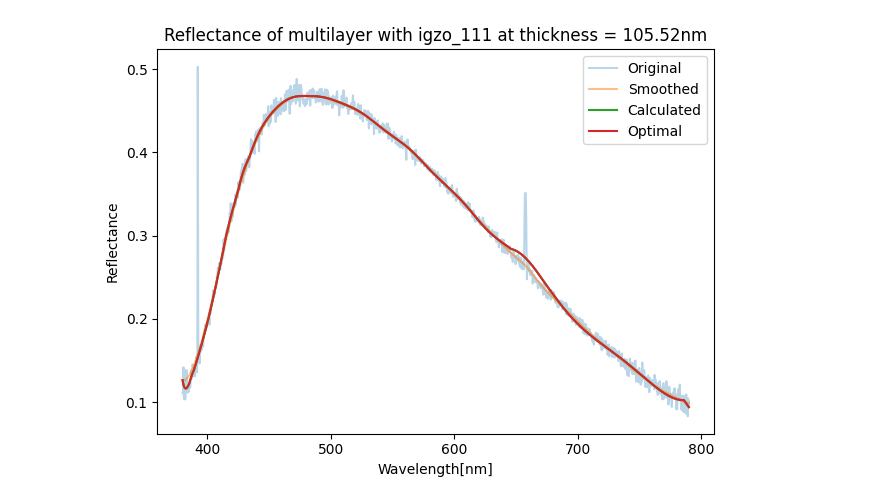
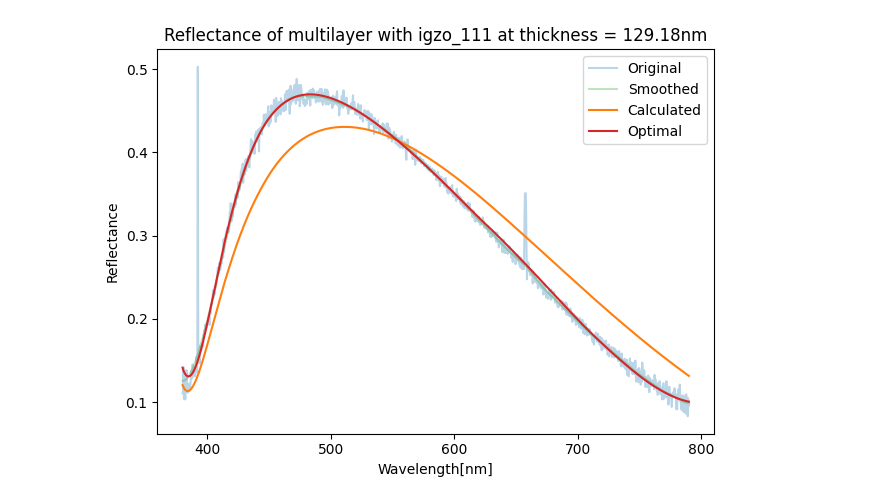
Before and after one commit to MingChiangChang/ThinFilm, a Jupyter notebook: Test.ipynb, the cells around one changed output. Saved outputs shown, nothing was run; the diff lists cells and outputs as text; code cells hidden in the pictures.

Commit message:
Fixed the plotting problem

```diff
--- a/Test.ipynb
+++ b/Test.ipynb
@@ -6,23 +6,23 @@ import numpy as np
 # %%
 # 1. Provide the path of the data, lower bound of the wavelength (left), and upper bound of the wavelength (right).
 # path = r'C:\Users\hongr\Box\MURI-SARA\Code\Sample_Refl_Scan\1.csv'
-path = r'test_data\spectra\+02_+05.csv'
+path1 = r'test_data\spectra\+02_+05.csv'
 left = 380
 right = 790
-data = process_data(path, left, right)
+data1 = process_data(path1, left, right)
 
 # 2. Create multilayer system
-n_points = 16 # Number of points used to fit the n_spline and k_spline
+n_points = 5 # Number of points used to fit the n_spline and k_spline
 air = ThinFilmLayer("air", 1, 0, left, right)
 layer1 = ThinFilmLayer("igzo_111", 108, n_points, left, right)
-layer2 = ThinFilmLayer("sio2", 21.5, n_points, left, right)
+layer2 = ThinFilmLayer("sio2", 21.5, 0, left, right)
 substrate = ThinFilmLayer("c-Si", 1, 0, left, right)
 
-multilayer = ThinFilmSystem([air, layer1, layer2, substrate])
-R, _, _ = multilayer.calculate_RTA(data['wavelength'])
+multilayer1 = ThinFilmSystem([air, layer1, layer2, substrate])
+R1, _, _ = multilayer1.calculate_RTA(data1['wavelength'])
 
 # 3. Optimization (The most time-consuming step!)
-optimal_data, _ = optimize_nk(multilayer, layer_index=1, data=data, n_points=n_points, smooth=False)
+optimal_data1, _ = optimize_nk(multilayer1, layer_index=1, data=data1, n_points=n_points, smooth=False)
 # %% [output]
 nk data found for air.
 nk data found for igzo_111.
@@ -45,5 +37,5 @@ Optimal Thickness:  105.51860683527319
 # %%
 # 4. Plot the reflectance
-plot_reflectance(data, smooth=True, multilayer=multilayer, layer_index=1, optimal_data=optimal_data)
+plot_reflectance(data1, smooth=True, multilayer=multilayer1, layer_index=1, calculated_data=R1, optimal_data=optimal_data1)
 # %% [output]
-[figure, old version]
+[figure, new version]
```
Also changed, not shown: parts of 3 cells of this notebook, 1 other file.
